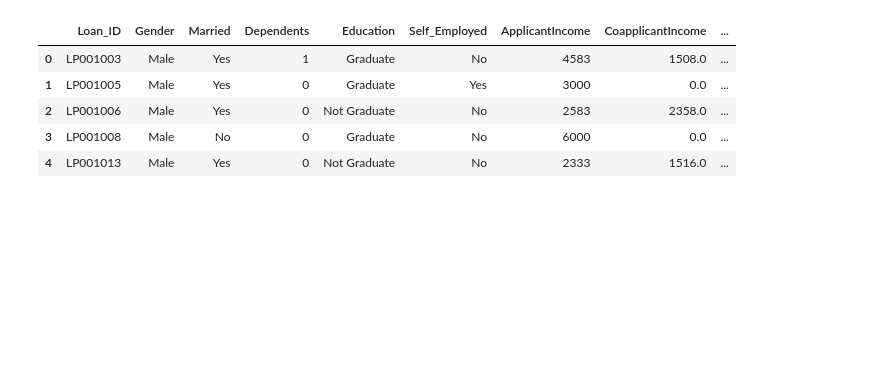
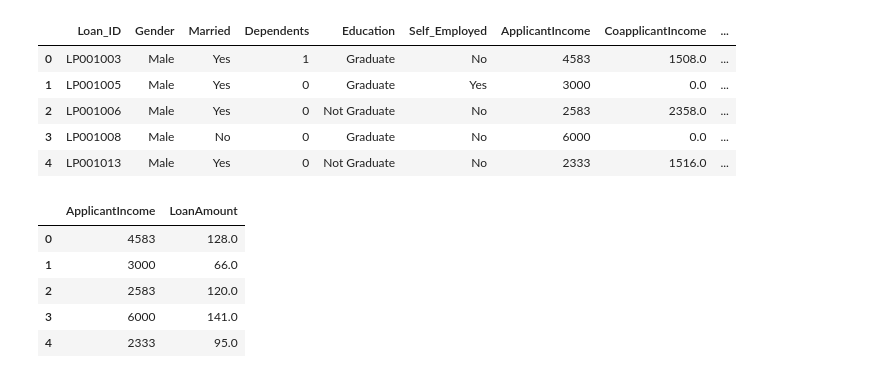
Before and after one commit to PratikshaPP/Market-Sales-Analytics, a Jupyter notebook: kmeans.ipynb, the cells around one changed output. Cells and saved outputs as stored; diff of their text form; code cells hidden in the pictures; blank space fills up the shorter version.

```diff
--- a/kmeans.ipynb
+++ b/kmeans.ipynb
@@ -16,3 +16,13 @@ data.head()
 | 2 | LP001006 | Male | Yes | 0 | Not Graduate | No | 2583 | 2358.0 | ... |
 | 3 | LP001008 | Male | No | 0 | Graduate | No | 6000 | 0.0 | ... |
 | 4 | LP001013 | Male | Yes | 0 | Not Graduate | No | 2333 | 1516.0 | ... |
+# %%
+X = data[["ApplicantIncome","LoanAmount"]]
+X.head()
+# %% [output]
+|  | ApplicantIncome | LoanAmount |
+| 0 | 4583 | 128.0 |
+| 1 | 3000 | 66.0 |
+| 2 | 2583 | 120.0 |
+| 3 | 6000 | 141.0 |
+| 4 | 2333 | 95.0 |
```
Also changed, not shown: parts of 2 cells of this notebook.
